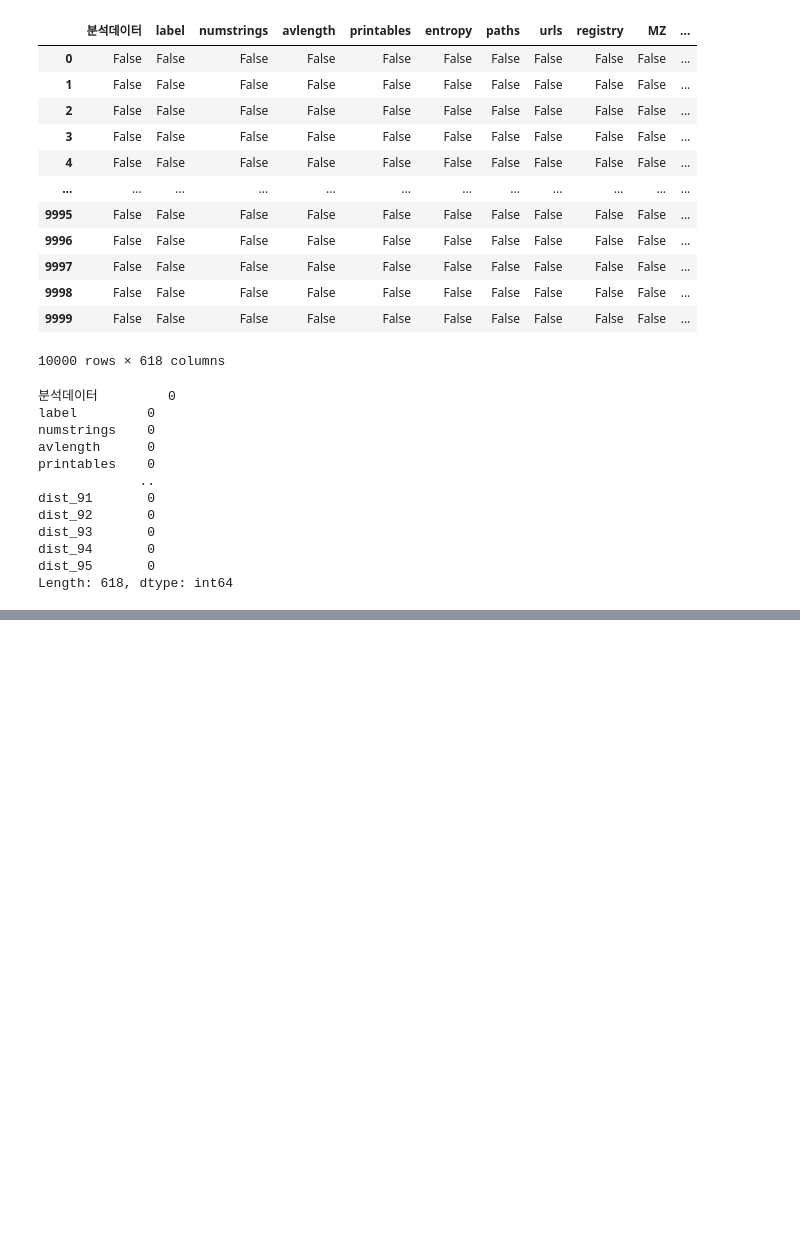
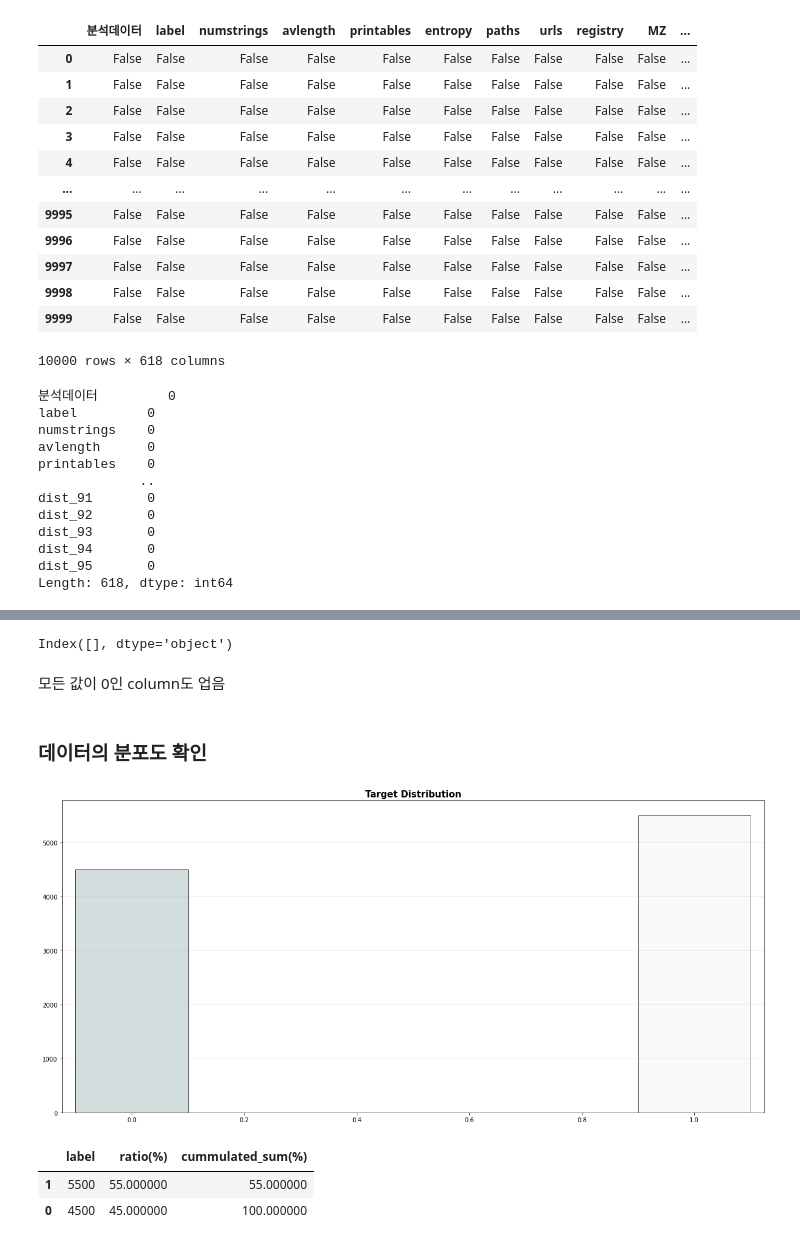
Before and after one commit to Hoseo-IELab/Hoseo_AI_Competition, a Jupyter notebook: Acc100_DataRescale.ipynb, the cells around one changed output, grey strips where cells are left out. Cells and saved outputs as stored; diff of their text form; code cells hidden in the pictures; blank space fills up the shorter version.

```diff
--- a/Acc100_DataRescale.ipynb
+++ b/Acc100_DataRescale.ipynb
@@ -69,0 +109,8 @@ Length: 618, dtype: int64
+# %%
+df_train.columns[(df_train == 0).all()]
+# %% [output]
+Index([], dtype='object')
+# %% [markdown]
+모든 값이 0인 column도 업음
+# %% [markdown]
+### 데이터의 분포도 확인
@@ -69,0 +119,29 @@ Length: 618, dtype: int64
+# %%
+fig, ax = plt.subplots(1, 1, figsize=(17, 8))
+
+target_cnt = df_train['label'].value_counts().sort_index()
+
+ax.bar(target_cnt.index, target_cnt, color=['#d4dddd' if i%2==0 else '#fafafa' for i in range(9)],
+       width=0.2,
+       edgecolor='black',
+       linewidth=0.7)
+
+ax.margins(0.02, 0.05)
+
+ax.set_title('Target Distribution', weight='bold', fontsize=15)
+ax.grid(axis='y', linestyle='-', alpha=0.4)
+
+fig.tight_layout()
+plt.show()
+# %% [output]
+[figure, added]
+# %%
+target_cnt_df = pd.DataFrame(target_cnt)
+target_cnt_df['ratio(%)'] = target_cnt_df/target_cnt.sum()*100
+target_cnt_df.sort_values('ratio(%)', ascending=False, inplace=True)
+target_cnt_df['cummulated_sum(%)'] = target_cnt_df['ratio(%)'].cumsum()
+target_cnt_df.style.bar(subset=['cummulated_sum(%)'], color='#205ff2')
+# %% [output]
+|  | label | ratio(%) | cummulated_sum(%) |
+| 1 | 5500 | 55.000000 | 55.000000 |
+| 0 | 4500 | 45.000000 | 100.000000 |
```
Also changed, not shown: parts of 17 cells of this notebook.
